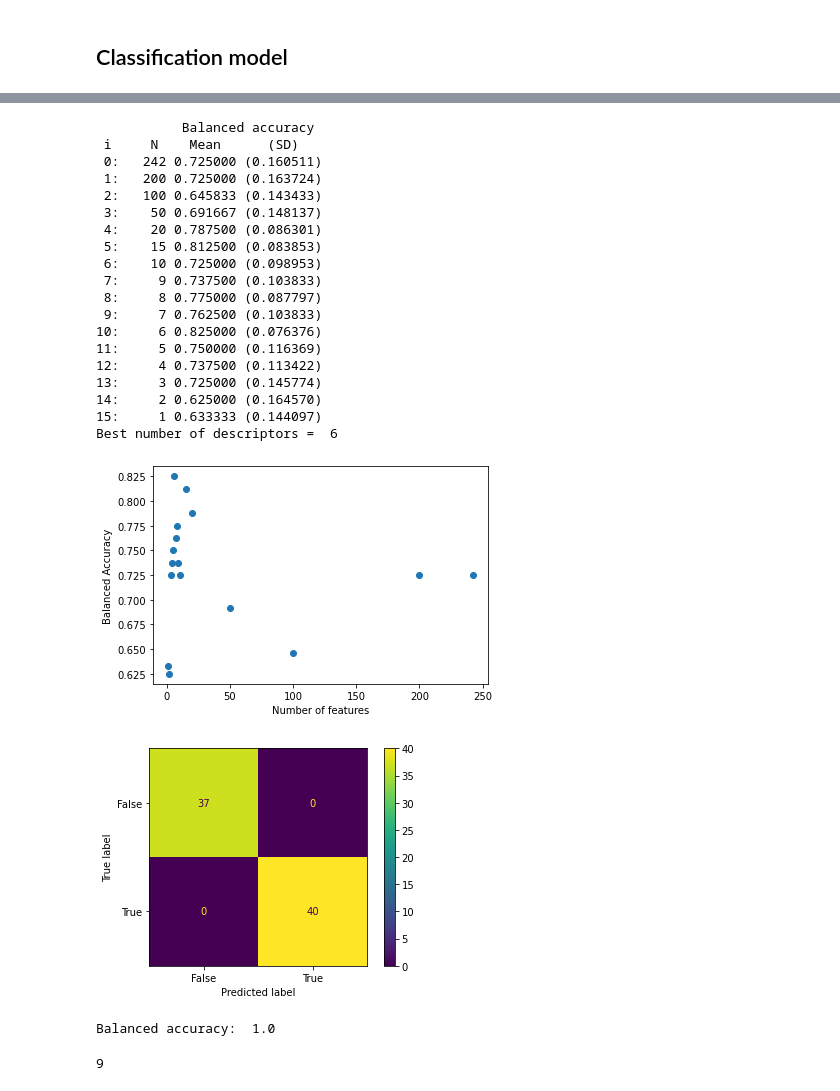
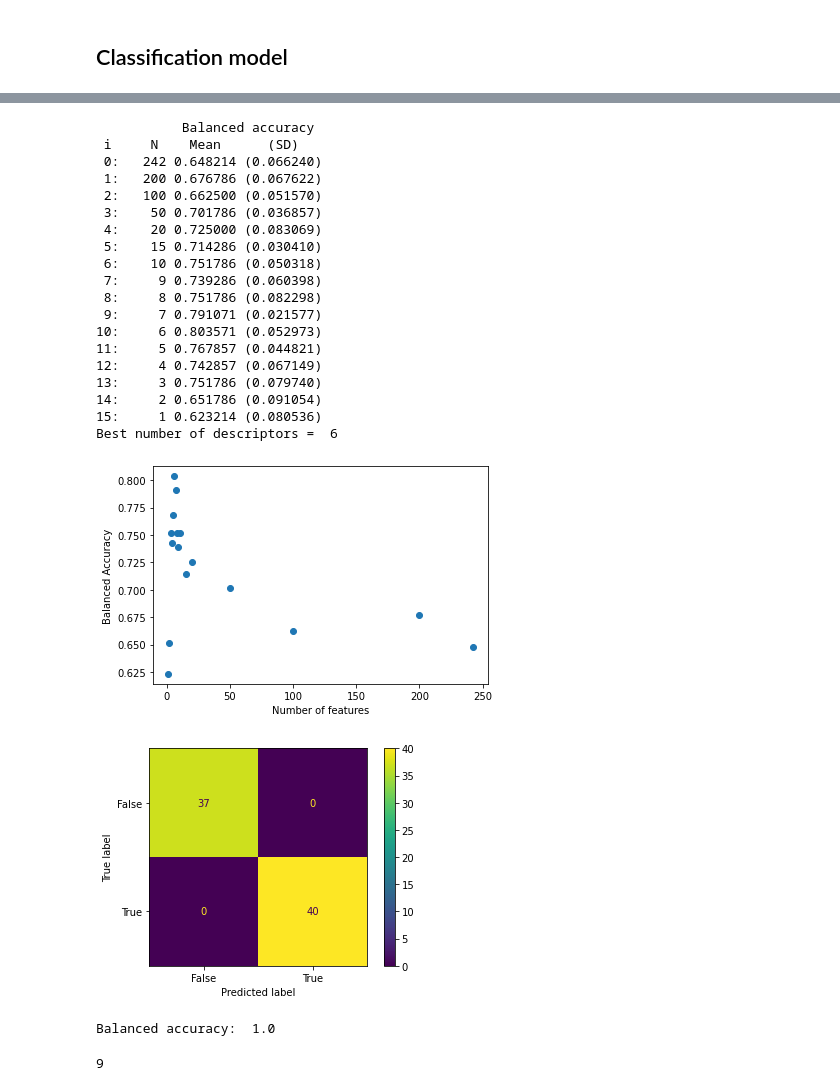
Before and after one commit to kaislaughter/Ionizable_drug_siRNA_complexation, a Jupyter notebook: 8. Classification of siRNA complexing drugs.ipynb, the cells around one changed output, grey strips where cells are left out. Cells and saved outputs as stored; diff of their text form; code cells hidden in the pictures.

```diff
--- a/8. Classification of siRNA complexing drugs.ipynb
+++ b/8. Classification of siRNA complexing drugs.ipynb
@@ -1016,40 +1067,40 @@ pd.DataFrame(comp_bin_results).to_csv('Data_files/For_plotting/comb_bin_WHALECAT
 # %%
 # Array of number of features to try
 N = [200,100,50,20,15,10,9,8,7,6,5,4,3,2,1]
 
 # Selecting best classifier from above
 clf = RandomForestClassifier(random_state=0)
 
 # Employing recursive feature elimination with WHALES and CATS features
-feat_r = multi_feat_red(clf,X_train[WHALECAT_feat],Y_train,N,'RFE')
+feat_r = multi_feat_red(clf,X_train[WHALECAT_feat],Y_train,N)
 
-# Comparing scores for features and storing values
-N_best,scores,stdevs = feat_comp(clf,feat_r,X_train,Y_train,len(WHALECAT_feat))
+# Comparing scores for features and storing values, 5-fold cross validation
+N_best,scores,stdevs = feat_comp(clf,feat_r,X_train,Y_train,len(WHALECAT_feat),5)
 
 # Printing best number of descriptors and displaying confusion matrix
 print('Best number of descriptors = ',N[N_best])
 cm_test(clf,X_train[feat_r[N_best+1]],Y_train)
 # %% [output]
            Balanced accuracy
  i     N    Mean      (SD)
- 0:   242 0.725000 (0.160511)
- 1:   200 0.725000 (0.163724)
- 2:   100 0.645833 (0.143433)
- 3:    50 0.691667 (0.148137)
- 4:    20 0.787500 (0.086301)
- 5:    15 0.812500 (0.083853)
- 6:    10 0.725000 (0.098953)
- 7:     9 0.737500 (0.103833)
- 8:     8 0.775000 (0.087797)
- 9:     7 0.762500 (0.103833)
-10:     6 0.825000 (0.076376)
-11:     5 0.750000 (0.116369)
-12:     4 0.737500 (0.113422)
-13:     3 0.725000 (0.145774)
-14:     2 0.625000 (0.164570)
-15:     1 0.633333 (0.144097)
+ 0:   242 0.648214 (0.066240)
+ 1:   200 0.676786 (0.067622)
+ 2:   100 0.662500 (0.051570)
+ 3:    50 0.701786 (0.036857)
+ 4:    20 0.725000 (0.083069)
+ 5:    15 0.714286 (0.030410)
+ 6:    10 0.751786 (0.050318)
+ 7:     9 0.739286 (0.060398)
+ 8:     8 0.751786 (0.082298)
+ 9:     7 0.791071 (0.021577)
+10:     6 0.803571 (0.052973)
+11:     5 0.767857 (0.044821)
+12:     4 0.742857 (0.067149)
+13:     3 0.751786 (0.079740)
+14:     2 0.651786 (0.091054)
+15:     1 0.623214 (0.080536)
 Best number of descriptors =  6
-[figure, old version]
+[figure, new version]
 [figure]
 Balanced accuracy:  1.0
 # %%
```
Also changed, not shown: parts of 21 cells of this notebook.
